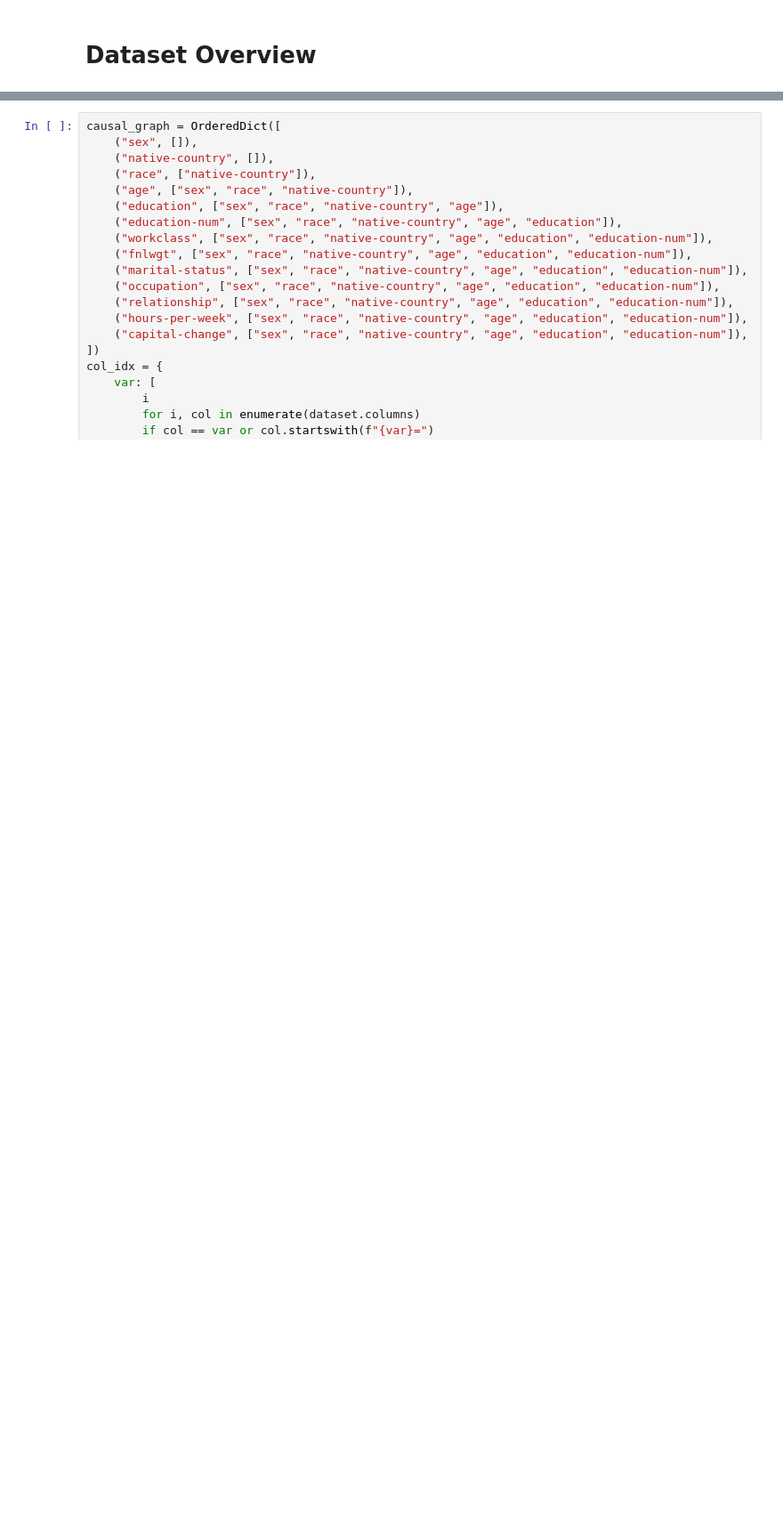
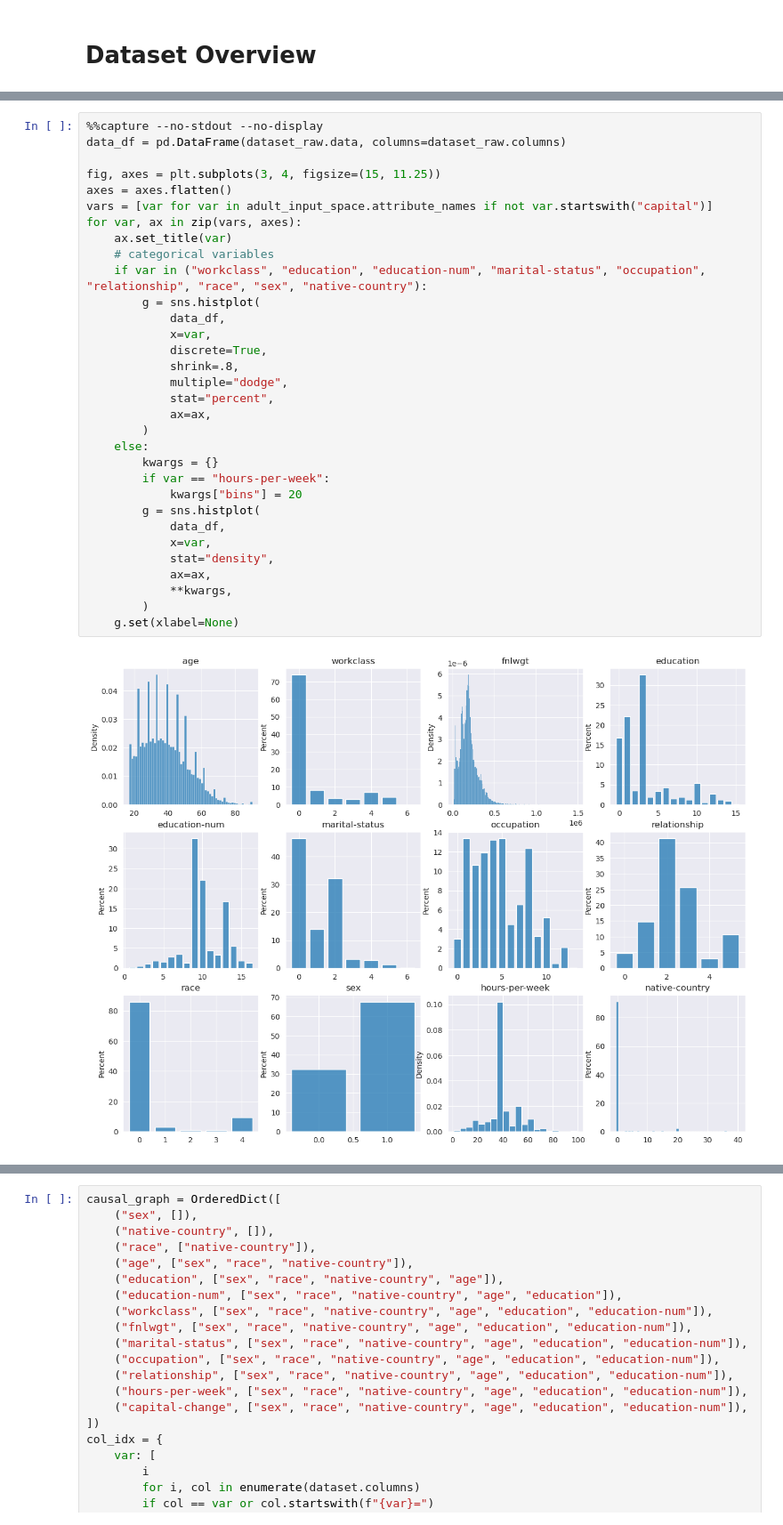
Before and after one commit to sen-uni-kn/probspecs, a Jupyter notebook: experiments/group_fairness_tabular/adult_population_models.ipynb, the cells around one changed output, grey strips where cells are left out. Shown: that part at 89% size. Saved outputs shown, nothing was run; the diff lists cells and outputs as text; blank space fills up the shorter version.

Commit message:
visualize data

```diff
--- a/experiments/group_fairness_tabular/adult_population_models.ipynb
+++ b/experiments/group_fairness_tabular/adult_population_models.ipynb
@@ -38,0 +48,34 @@ np.random.seed(2548400)
+# %%
+%%capture --no-stdout --no-display
+data_df = pd.DataFrame(dataset_raw.data, columns=dataset_raw.columns)
+
+fig, axes = plt.subplots(3, 4, figsize=(15, 11.25))
+axes = axes.flatten()
+vars = [var for var in adult_input_space.attribute_names if not var.startswith("capital")]
+for var, ax in zip(vars, axes):
+    ax.set_title(var)
+    # categorical variables
+    if var in ("workclass", "education", "education-num", "marital-status", "occupation", "relationship", "race", "sex", "native-country"):
+        g = sns.histplot(
+            data_df,
+            x=var,
+            discrete=True,
+            shrink=.8,
+            multiple="dodge",
+            stat="percent",
+            ax=ax,
+        )
+    else:
+        kwargs = {}
+        if var == "hours-per-week":
+            kwargs["bins"] = 20
+        g = sns.histplot(
+            data_df,
+            x=var,
+            stat="density",
+            ax=ax,
+            **kwargs,
+        )
+    g.set(xlabel=None)
+# %% [output]
+[figure, added]
```
Also changed, not shown: parts of 11 cells of this notebook.
